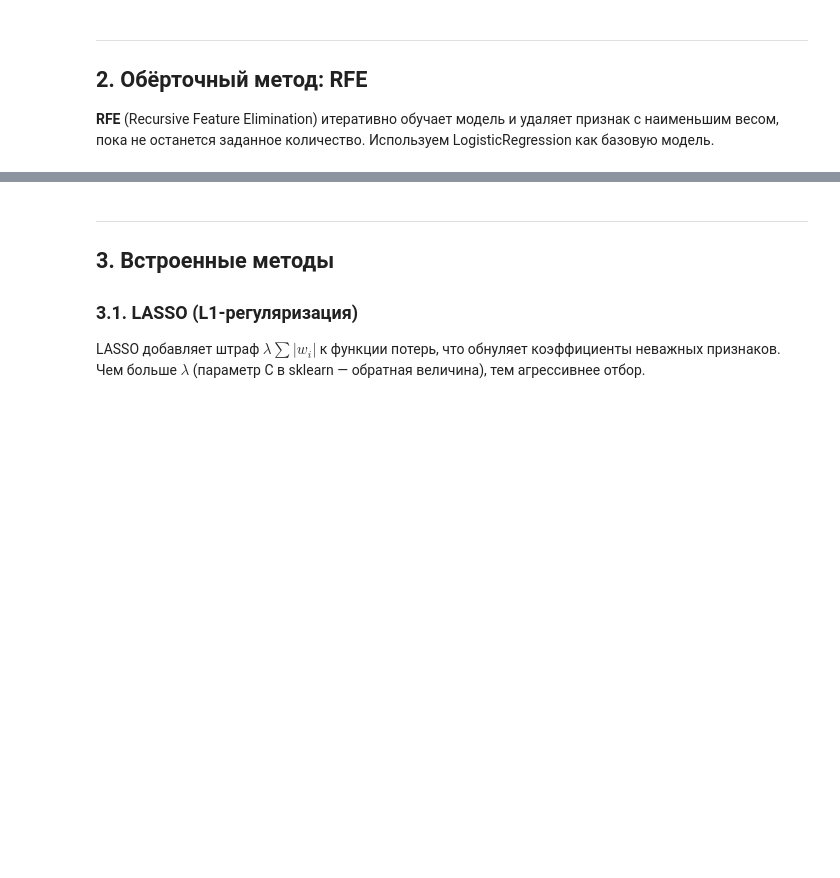
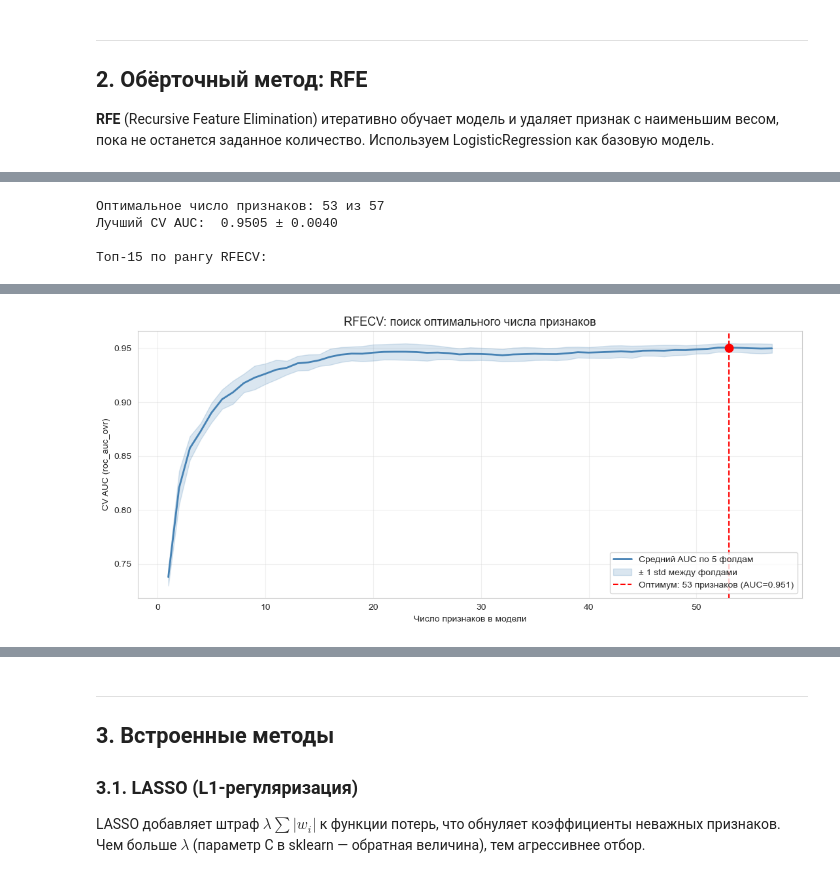
Before and after one commit to ch1llay/PSUMachineLearningLabs, a Jupyter notebook: labs/lab6/lab6.ipynb, the cells around one changed output, grey strips where cells are left out. Saved outputs shown, nothing was run; the diff lists cells and outputs as text; code cells hidden in the pictures; blank space fills up the shorter version.

```diff
--- a/labs/lab6/lab6.ipynb
+++ b/labs/lab6/lab6.ipynb
@@ -188,0 +220,68 @@ RFE отобрал 28 из 57 признаков
+# %%
+import numpy as np
+import matplotlib.pyplot as plt
+from sklearn.feature_selection import RFECV
+from sklearn.linear_model import LogisticRegression
+from sklearn.model_selection import StratifiedKFold
+
+# ─── обучение RFECV ──────────────────────────────────────────
+lr = LogisticRegression(max_iter=5000, random_state=42, C=1.0)
+
+rfecv = RFECV(
+    estimator=lr,
+    step=1,
+    cv=StratifiedKFold(n_splits=5, shuffle=True, random_state=42),
+    scoring='roc_auc_ovr',          # AUC one-vs-rest для мультикласса
+    min_features_to_select=1,
+    n_jobs=-1,
+)
+rfecv.fit(X_scaled, y)
+
+# ─── сводка ──────────────────────────────────────────────────
+mean_scores = rfecv.cv_results_['mean_test_score']
+std_scores  = rfecv.cv_results_['std_test_score']
+best_k      = rfecv.n_features_
+best_score  = mean_scores[best_k - 1]
+
+print(f'Оптимальное число признаков: {best_k} из {len(feature_names)}')
+print(f'Лучший CV AUC:  {best_score:.4f} ± {std_scores[best_k - 1]:.4f}')
+
+# ─── таблица отобранных признаков ────────────────────────────
+coef_full = np.full(len(feature_names), np.nan)
+coef_full[rfecv.support_] = np.abs(rfecv.estimator_.coef_).mean(axis=0)
+
+rfecv_ranking = pd.DataFrame({
+    'Признак': feature_names,
+    'Ранг':    rfecv.ranking_,
+    'Отобран': rfecv.support_,
+    'Коэф':    coef_full,
+}).sort_values(['Ранг', 'Коэф'], ascending=[True, False])
+
+print(f'\nТоп-15 по рангу RFECV:')
+display(rfecv_ranking.head(15))
+
+# ─── график: скор vs число признаков ─────────────────────────
+n_feats = np.arange(1, len(mean_scores) + 1)
+
+fig, ax = plt.subplots(figsize=(11, 5))
+ax.plot(n_feats, mean_scores, color='steelblue', lw=2, label='Средний AUC по 5 фолдам')
+ax.fill_between(n_feats, mean_scores - std_scores, mean_scores + std_scores,
+                alpha=0.2, color='steelblue', label='± 1 std между фолдами')
+
+# маркер оптимума
+ax.axvline(best_k, color='red', ls='--', lw=1.5,
+           label=f'Оптимум: {best_k} признаков (AUC={best_score:.3f})')
+ax.scatter([best_k], [best_score], color='red', s=80, zorder=5)
+
+ax.set_xlabel('Число признаков в модели')
+ax.set_ylabel('CV AUC (roc_auc_ovr)')
+ax.set_title('RFECV: поиск оптимального числа признаков', fontsize=13)
+ax.grid(alpha=0.3)
+ax.legend(loc='lower right')
+plt.tight_layout()
+plt.show()
+# %% [output]
+Оптимальное число признаков: 53 из 57
+Лучший CV AUC:  0.9505 ± 0.0040
+
+Топ-15 по рангу RFECV:
@@ -188,0 +304 @@ RFE отобрал 28 из 57 признаков
+[figure, added]
```
Also changed, not shown: parts of 23 cells of this notebook, 14 other files.
